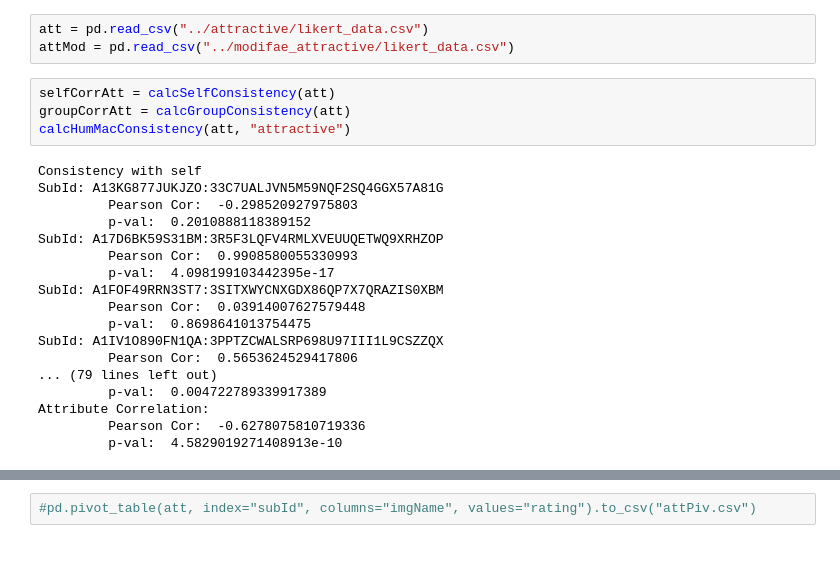
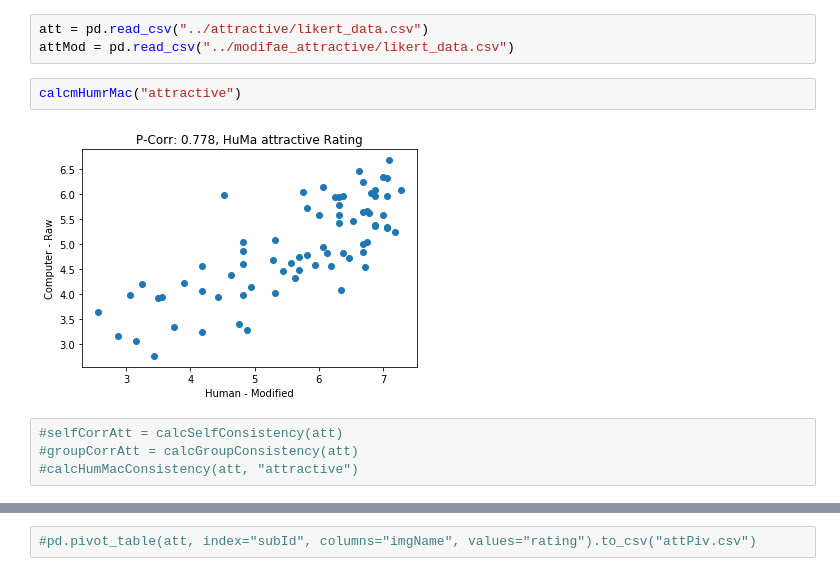
Before and after one commit to amandasongmm/economic_face_perception, a Jupyter notebook: data/amt_gt_data_process/CorrelationAnalysis/Super_consistency.ipynb, the cells around one changed output, grey strips where cells are left out. Saved outputs shown, nothing was run; the diff lists cells and outputs as text.

```diff
--- a/data/amt_gt_data_process/CorrelationAnalysis/Super_consistency.ipynb
+++ b/data/amt_gt_data_process/CorrelationAnalysis/Super_consistency.ipynb
@@ -168,26 +97,12 @@ pd.pivot_table(aggMod, index="subId", columns="imgName", values="rating").to_csv
 # %%
 att = pd.read_csv("../attractive/likert_data.csv")
 attMod = pd.read_csv("../modifae_attractive/likert_data.csv")
+# %%
+calcmHumrMac("attractive")
+# %% [output]
+[figure, added]
 # %%
-selfCorrAtt = calcSelfConsistency(att)
-groupCorrAtt = calcGroupConsistency(att)
-calcHumMacConsistency(att, "attractive")
+#selfCorrAtt = calcSelfConsistency(att)
+#groupCorrAtt = calcGroupConsistency(att)
+#calcHumMacConsistency(att, "attractive")
-# %% [output]
-Consistency with self
-SubId: A13KG877JUKJZO:33C7UALJVN5M59NQF2SQ4GGX57A81G
-         Pearson Cor:  -0.298520927975803
-         p-val:  0.2010888118389152
-SubId: A17D6BK59S31BM:3R5F3LQFV4RMLXVEUUQETWQ9XRHZOP
-         Pearson Cor:  0.9908580055330993
-         p-val:  4.098199103442395e-17
-SubId: A1FOF49RRN3ST7:3SITXWYCNXGDX86QP7X7QRAZIS0XBM
-         Pearson Cor:  0.03914007627579448
-         p-val:  0.8698641013754475
-SubId: A1IV1O890FN1QA:3PPTZCWALSRP698U97III1L9CSZZQX
-         Pearson Cor:  0.5653624529417806
-... (79 lines left out)
-         p-val:  0.004722789339917389
-Attribute Correlation:
-         Pearson Cor:  -0.6278075810719336
-         p-val:  4.5829019271408913e-10
 # %%
```
Also changed, not shown: parts of 24 cells of this notebook, 1 other file.
